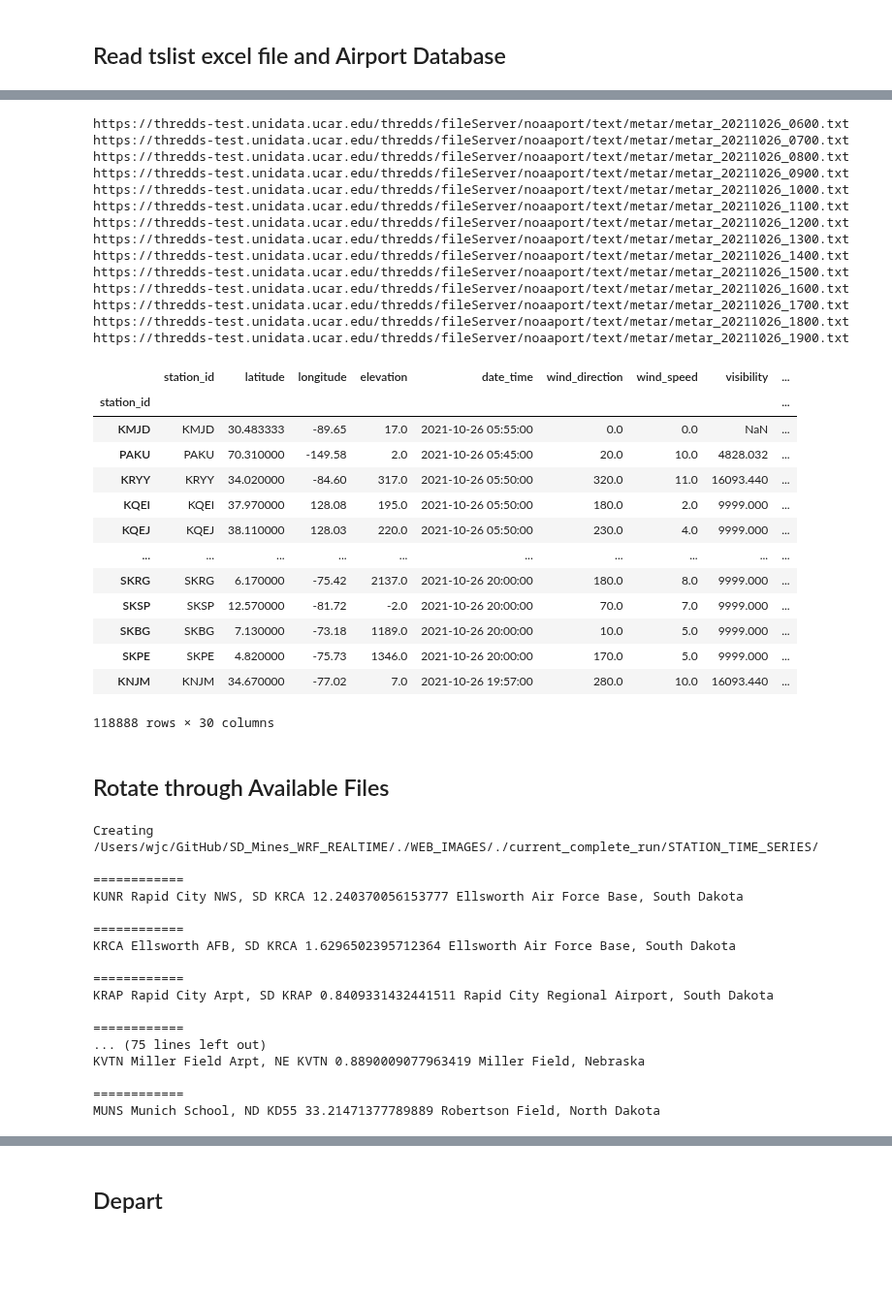
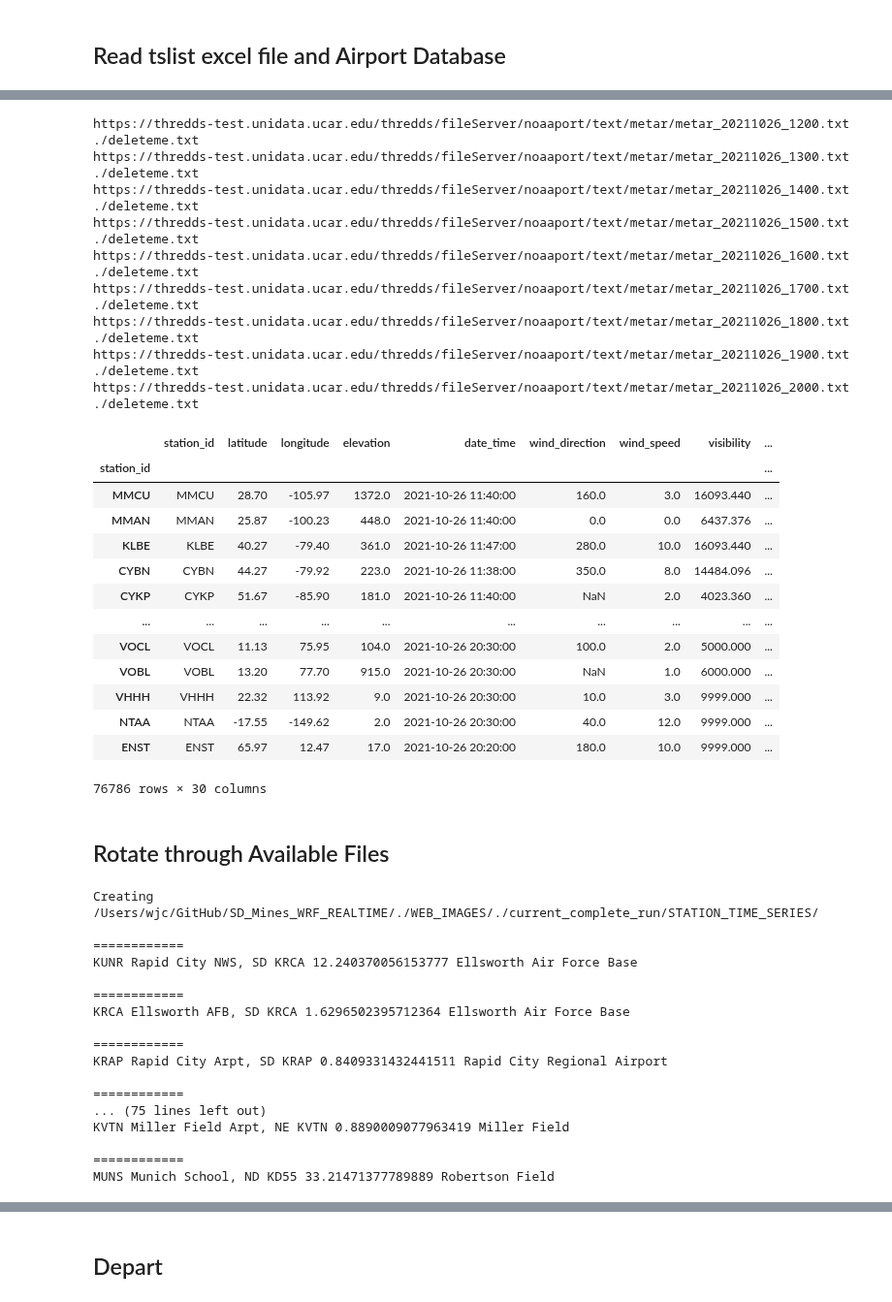
Before and after one commit to wjcapehart/SD_Mines_WRF_REALTIME, a Jupyter notebook: test_area/metar_test.ipynb, the cells around one changed output, grey strips where cells are left out. Shown at 97% size. Saved outputs shown, nothing was run; the diff lists cells and outputs as text; code cells hidden in the pictures; blank space fills up the shorter version.

```diff
--- a/test_area/metar_test.ipynb
+++ b/test_area/metar_test.ipynb
@@ -231,57 +213,57 @@ for datehour in siphon_pulls_YYYYMMDD_HH:
             metar_dataframe = metar_dataframe.append(indata)
             metar_dataframe = metar_dataframe.drop_duplicates()
     except ValueError:
         print("BALLS! Parse Error")
         error_404 = True
         pass
-    os.system("rm -frv ./deleteme.txt")
+    os.system("rm  ./deleteme.txt")
 
 
 
 
-
-display(metar_dataframe)
-
-
-station_locs = metar_dataframe[["station_id","latitude","longitude"]].drop_duplicates()
+metar_station_locs = metar_dataframe[["station_id","latitude","longitude"]].drop_duplicates()
 
 
 
 
 
 #
 ####################################################
 ####################################################
 ####################################################
 # %% [output]
-https://thredds-test.unidata.ucar.edu/thredds/fileServer/noaaport/text/metar/metar_20211026_0600.txt
-https://thredds-test.unidata.ucar.edu/thredds/fileServer/noaaport/text/metar/metar_20211026_0700.txt
-https://thredds-test.unidata.ucar.edu/thredds/fileServer/noaaport/text/metar/metar_20211026_0800.txt
-https://thredds-test.unidata.ucar.edu/thredds/fileServer/noaaport/text/metar/metar_20211026_0900.txt
-https://thredds-test.unidata.ucar.edu/thredds/fileServer/noaaport/text/metar/metar_20211026_1000.txt
-https://thredds-test.unidata.ucar.edu/thredds/fileServer/noaaport/text/metar/metar_20211026_1100.txt
 https://thredds-test.unidata.ucar.edu/thredds/fileServer/noaaport/text/metar/metar_20211026_1200.txt
+./deleteme.txt
 https://thredds-test.unidata.ucar.edu/thredds/fileServer/noaaport/text/metar/metar_20211026_1300.txt
+./deleteme.txt
 https://thredds-test.unidata.ucar.edu/thredds/fileServer/noaaport/text/metar/metar_20211026_1400.txt
+./deleteme.txt
 https://thredds-test.unidata.ucar.edu/thredds/fileServer/noaaport/text/metar/metar_20211026_1500.txt
+./deleteme.txt
 https://thredds-test.unidata.ucar.edu/thredds/fileServer/noaaport/text/metar/metar_20211026_1600.txt
+./deleteme.txt
 https://thredds-test.unidata.ucar.edu/thredds/fileServer/noaaport/text/metar/metar_20211026_1700.txt
+./deleteme.txt
 https://thredds-test.unidata.ucar.edu/thredds/fileServer/noaaport/text/metar/metar_20211026_1800.txt
+./deleteme.txt
 https://thredds-test.unidata.ucar.edu/thredds/fileServer/noaaport/text/metar/metar_20211026_1900.txt
+./deleteme.txt
+https://thredds-test.unidata.ucar.edu/thredds/fileServer/noaaport/text/metar/metar_20211026_2000.txt
+./deleteme.txt
 |  | station_id | latitude | longitude | elevation | date_time | wind_direction | wind_speed | visibility | ... |
 | station_id |  |  |  |  |  |  |  |  | ... |
-| KMJD | KMJD | 30.483333 | -89.65 | 17.0 | 2021-10-26 05:55:00 | 0.0 | 0.0 | NaN | ... |
-| PAKU | PAKU | 70.310000 | -149.58 | 2.0 | 2021-10-26 05:45:00 | 20.0 | 10.0 | 4828.032 | ... |
-| KRYY | KRYY | 34.020000 | -84.60 | 317.0 | 2021-10-26 05:50:00 | 320.0 | 11.0 | 16093.440 | ... |
-| KQEI | KQEI | 37.970000 | 128.08 | 195.0 | 2021-10-26 05:50:00 | 180.0 | 2.0 | 9999.000 | ... |
-| KQEJ | KQEJ | 38.110000 | 128.03 | 220.0 | 2021-10-26 05:50:00 | 230.0 | 4.0 | 9999.000 | ... |
+| MMCU | MMCU | 28.70 | -105.97 | 1372.0 | 2021-10-26 11:40:00 | 160.0 | 3.0 | 16093.440 | ... |
+| MMAN | MMAN | 25.87 | -100.23 | 448.0 | 2021-10-26 11:40:00 | 0.0 | 0.0 | 6437.376 | ... |
+| KLBE | KLBE | 40.27 | -79.40 | 361.0 | 2021-10-26 11:47:00 | 280.0 | 10.0 | 16093.440 | ... |
+| CYBN | CYBN | 44.27 | -79.92 | 223.0 | 2021-10-26 11:38:00 | 350.0 | 8.0 | 14484.096 | ... |
+| CYKP | CYKP | 51.67 | -85.90 | 181.0 | 2021-10-26 11:40:00 | NaN | 2.0 | 4023.360 | ... |
 | ... | ... | ... | ... | ... | ... | ... | ... | ... | ... |
-| SKRG | SKRG | 6.170000 | -75.42 | 2137.0 | 2021-10-26 20:00:00 | 180.0 | 8.0 | 9999.000 | ... |
-| SKSP | SKSP | 12.570000 | -81.72 | -2.0 | 2021-10-26 20:00:00 | 70.0 | 7.0 | 9999.000 | ... |
-| SKBG | SKBG | 7.130000 | -73.18 | 1189.0 | 2021-10-26 20:00:00 | 10.0 | 5.0 | 9999.000 | ... |
-| SKPE | SKPE | 4.820000 | -75.73 | 1346.0 | 2021-10-26 20:00:00 | 170.0 | 5.0 | 9999.000 | ... |
-| KNJM | KNJM | 34.670000 | -77.02 | 7.0 | 2021-10-26 19:57:00 | 280.0 | 10.0 | 16093.440 | ... |
+| VOCL | VOCL | 11.13 | 75.95 | 104.0 | 2021-10-26 20:30:00 | 100.0 | 2.0 | 5000.000 | ... |
+| VOBL | VOBL | 13.20 | 77.70 | 915.0 | 2021-10-26 20:30:00 | NaN | 1.0 | 6000.000 | ... |
+| VHHH | VHHH | 22.32 | 113.92 | 9.0 | 2021-10-26 20:30:00 | 10.0 | 3.0 | 9999.000 | ... |
+| NTAA | NTAA | -17.55 | -149.62 | 2.0 | 2021-10-26 20:30:00 | 40.0 | 12.0 | 9999.000 | ... |
+| ENST | ENST | 65.97 | 12.47 | 17.0 | 2021-10-26 20:20:00 | 180.0 | 10.0 | 9999.000 | ... |
-118888 rows × 30 columns
+76786 rows × 30 columns
 # %% [markdown]
 ## Rotate through Available Files
 # %%
@@ -334,6 +316,10 @@ for station in available_time_series_list.iterrows():
     ###################################################################
 
 
+    ###################################################################
+    #
+    # Get METARS for Station
+    #
 
     station_data = metar_dataframe[metar_dataframe["station_id"]==station_id]
 
@@ -351,32 +337,36 @@ for station in available_time_series_list.iterrows():
         km = 6367 * c
         return km
 
-    station_locs['distance'] = station_locs.apply(lambda row: haversine(row), axis=1)
+    metar_station_locs['distance'] = metar_station_locs.apply(lambda row: haversine(row), axis=1)
 
-    x=station_locs[ station_locs['distance'] == station_locs['distance'].min() ]
+    x=metar_station_locs[ metar_station_locs['distance'] == metar_station_locs['distance'].min() ]
 
     try:
-        weather_station_name = airport_database[x['station_id'][0]]["name"]+", "+airport_database[x['station_id'][0]]["subd"]
+        weather_station_name = airport_database[x['station_id'][0]]["name"] #+", "+airport_database[x['station_id'][0]]["subd"]
     except KeyError:
         weather_station_name = x['station_id'][0]
 
 
-    print(station_id,station_name, x['station_id'][0],x['distance'][0],weather_station_name)
+
+
+
+    #
+    ###################################################################
 # %% [output]
 Creating /Users/wjc/GitHub/SD_Mines_WRF_REALTIME/./WEB_IMAGES/./current_complete_run/STATION_TIME_SERIES/
 
 ============
-KUNR Rapid City NWS, SD KRCA 12.240370056153777 Ellsworth Air Force Base, South Dakota
+KUNR Rapid City NWS, SD KRCA 12.240370056153777 Ellsworth Air Force Base
 
 ============
-KRCA Ellsworth AFB, SD KRCA 1.6296502395712364 Ellsworth Air Force Base, South Dakota
+KRCA Ellsworth AFB, SD KRCA 1.6296502395712364 Ellsworth Air Force Base
 
 ============
-KRAP Rapid City Arpt, SD KRAP 0.8409331432441511 Rapid City Regional Airport, South Dakota
+KRAP Rapid City Arpt, SD KRAP 0.8409331432441511 Rapid City Regional Airport
 
 ============
 ... (75 lines left out)
-KVTN Miller Field Arpt, NE KVTN 0.8890009077963419 Miller Field, Nebraska
+KVTN Miller Field Arpt, NE KVTN 0.8890009077963419 Miller Field
 
 ============
-MUNS Munich School, ND KD55 33.21471377789889 Robertson Field, North Dakota
+MUNS Munich School, ND KD55 33.21471377789889 Robertson Field
```
Also changed, not shown: parts of 4 cells of this notebook, 2 other files.
